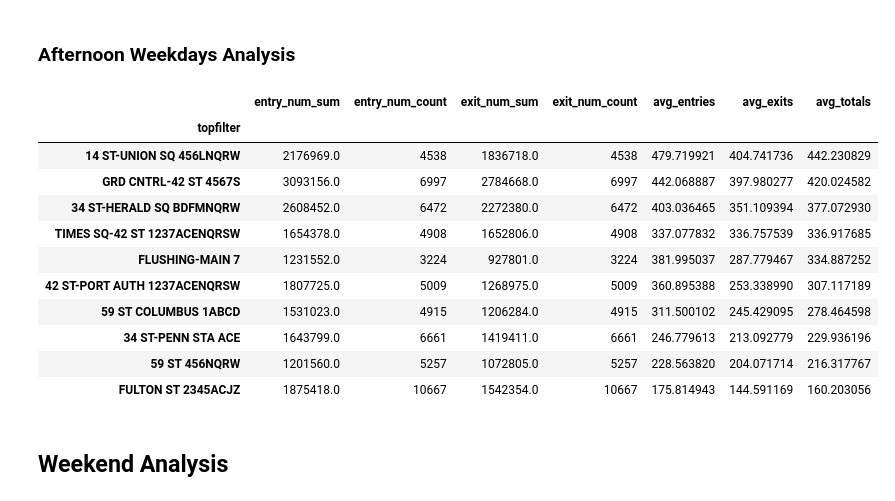
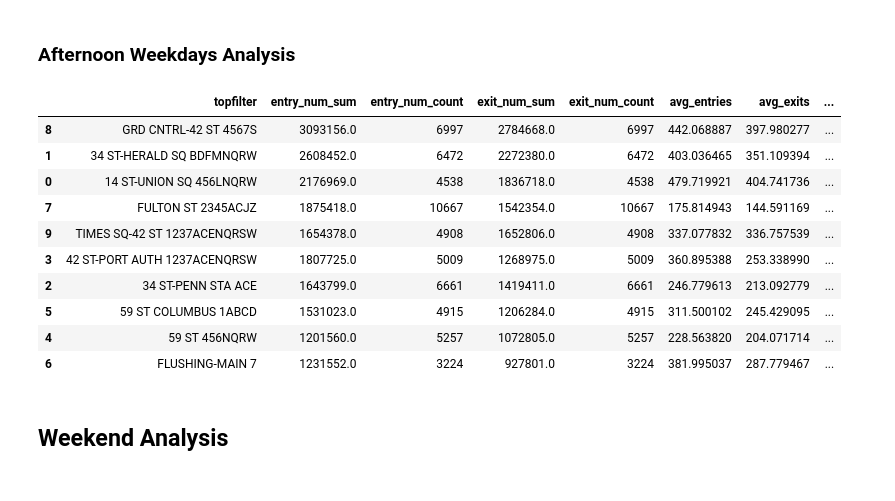
Before and after one commit to adam-ariel/Metis-Project-1----MTA, a Jupyter notebook: project1_wkbk.ipynb, the cells around one changed output. Drawn from its saved outputs; the diff is of its cells as text; code cells hidden in the pictures.

```diff
--- a/project1_wkbk.ipynb
+++ b/project1_wkbk.ipynb
@@ -531,0 +525,5 @@ weekend_df
+# %%
+entrances = pd.DataFrame(weekend_df.groupby('STATION').station_id.nunique())
+entrances = entrances.reset_index()
+entrances = entrances.rename(index=str, columns={"station_id": "entrance_count"})
+entrances.reset_index(drop=True)
@@ -532,7 +567,7 @@ weekend_df
 # %% [markdown]
 ## Weekday Analysis
 # %%
-by_time = weekdays_df.groupby(['topfilter','time'])[['entry_num', 'exit_num']].agg(['sum', 'count'])
+by_time = weekdays_df.groupby(['topfilter','time'], as_index=False)[['entry_num', 'exit_num']].agg(['sum', 'count'])
 by_time.columns = ['_'.join(col).strip() for col in by_time.columns.values]
 [''.join(col).strip() for col in by_time.columns.values]
 by_time['avg_entries'] = (by_time['entry_num_sum']/by_time['entry_num_count'])
@@ -629,24 +670,30 @@ grouped_morning.sort_values(by=['avg_totals'], ascending = False)
 # %% [markdown]
 ### Afternoon Weekdays Analysis
 # %%
-grouped_afternoon = afternoon.groupby(['topfilter'])[['entry_num_sum', 'entry_num_count', 'exit_num_sum', 'exit_num_count']].sum()
-grouped_afternoon['avg_entries'] = (grouped_afternoon['entry_num_sum']/grouped_afternoon['entry_num_count'])
-grouped_afternoon['avg_exits'] = (grouped_afternoon['exit_num_sum']/grouped_afternoon['exit_num_count'])
-grouped_afternoon['avg_totals'] = (grouped_afternoon['entry_num_sum']+grouped_afternoon['exit_num_sum'])/(grouped_afternoon['entry_num_count']+grouped_afternoon['exit_num_count'])
-grouped_afternoon.sort_values(by=['avg_totals'], ascending = False)
+gd_weekday_afternoon = afternoon.groupby(['topfilter'], as_index=False)[['entry_num_sum', 'entry_num_count', 'exit_num_sum', 'exit_num_count']].sum()
+gd_weekday_afternoon['avg_entries'] = (gd_weekday_afternoon['entry_num_sum']/gd_weekday_afternoon['entry_num_count'])
+gd_weekday_afternoon['avg_exits'] = (gd_weekday_afternoon['exit_num_sum']/gd_weekday_afternoon['exit_num_count'])
+gd_weekday_afternoon['avg_totals'] = (gd_weekday_afternoon['entry_num_sum']+gd_weekday_afternoon['exit_num_sum'])/(gd_weekday_afternoon['entry_num_count']+gd_weekday_afternoon['exit_num_count'])
+
+gd_weekday_afternoon.sort_values(by=['topfilter'], ascending = True)
+gd_weekday_afternoon['zip_code'] = station_income_zip['zipcode']
+gd_weekday_afternoon['avg_income'] = station_income_zip['avg_income']
+gd_weekday_afternoon['entrance_count'] = list(entrances['entrance_count'])
+gd_weekday_afternoon['avg_totals_station'] = ((gd_weekday_afternoon['avg_totals'] * gd_weekday_afternoon['entrance_count'])/4)
+
+gd_weekday_afternoon.sort_values(by=['avg_totals_station'], ascending = False)
 # %% [output]
-|  | entry_num_sum | entry_num_count | exit_num_sum | exit_num_count | avg_entries | avg_exits | avg_totals |
-| topfilter |  |  |  |  |  |  |  |
-| 14 ST-UNION SQ 456LNQRW | 2176969.0 | 4538 | 1836718.0 | 4538 | 479.719921 | 404.741736 | 442.230829 |
-| GRD CNTRL-42 ST 4567S | 3093156.0 | 6997 | 2784668.0 | 6997 | 442.068887 | 397.980277 | 420.024582 |
-| 34 ST-HERALD SQ BDFMNQRW | 2608452.0 | 6472 | 2272380.0 | 6472 | 403.036465 | 351.109394 | 377.072930 |
-| TIMES SQ-42 ST 1237ACENQRSW | 1654378.0 | 4908 | 1652806.0 | 4908 | 337.077832 | 336.757539 | 336.917685 |
-| FLUSHING-MAIN 7 | 1231552.0 | 3224 | 927801.0 | 3224 | 381.995037 | 287.779467 | 334.887252 |
-| 42 ST-PORT AUTH 1237ACENQRSW | 1807725.0 | 5009 | 1268975.0 | 5009 | 360.895388 | 253.338990 | 307.117189 |
-| 59 ST COLUMBUS 1ABCD | 1531023.0 | 4915 | 1206284.0 | 4915 | 311.500102 | 245.429095 | 278.464598 |
-| 34 ST-PENN STA ACE | 1643799.0 | 6661 | 1419411.0 | 6661 | 246.779613 | 213.092779 | 229.936196 |
-| 59 ST 456NQRW | 1201560.0 | 5257 | 1072805.0 | 5257 | 228.563820 | 204.071714 | 216.317767 |
-| FULTON ST 2345ACJZ | 1875418.0 | 10667 | 1542354.0 | 10667 | 175.814943 | 144.591169 | 160.203056 |
+|  | topfilter | entry_num_sum | entry_num_count | exit_num_sum | exit_num_count | avg_entries | avg_exits | ... |
+| 8 | GRD CNTRL-42 ST 4567S | 3093156.0 | 6997 | 2784668.0 | 6997 | 442.068887 | 397.980277 | ... |
+| 1 | 34 ST-HERALD SQ BDFMNQRW | 2608452.0 | 6472 | 2272380.0 | 6472 | 403.036465 | 351.109394 | ... |
+| 0 | 14 ST-UNION SQ 456LNQRW | 2176969.0 | 4538 | 1836718.0 | 4538 | 479.719921 | 404.741736 | ... |
+| 7 | FULTON ST 2345ACJZ | 1875418.0 | 10667 | 1542354.0 | 10667 | 175.814943 | 144.591169 | ... |
+| 9 | TIMES SQ-42 ST 1237ACENQRSW | 1654378.0 | 4908 | 1652806.0 | 4908 | 337.077832 | 336.757539 | ... |
+| 3 | 42 ST-PORT AUTH 1237ACENQRSW | 1807725.0 | 5009 | 1268975.0 | 5009 | 360.895388 | 253.338990 | ... |
+| 2 | 34 ST-PENN STA ACE | 1643799.0 | 6661 | 1419411.0 | 6661 | 246.779613 | 213.092779 | ... |
+| 5 | 59 ST COLUMBUS 1ABCD | 1531023.0 | 4915 | 1206284.0 | 4915 | 311.500102 | 245.429095 | ... |
+| 4 | 59 ST 456NQRW | 1201560.0 | 5257 | 1072805.0 | 5257 | 228.563820 | 204.071714 | ... |
+| 6 | FLUSHING-MAIN 7 | 1231552.0 | 3224 | 927801.0 | 3224 | 381.995037 | 287.779467 | ... |
 # %% [markdown]
 ## Weekend Analysis
 # %%
```
Also changed, not shown: parts of 15 cells of this notebook.
